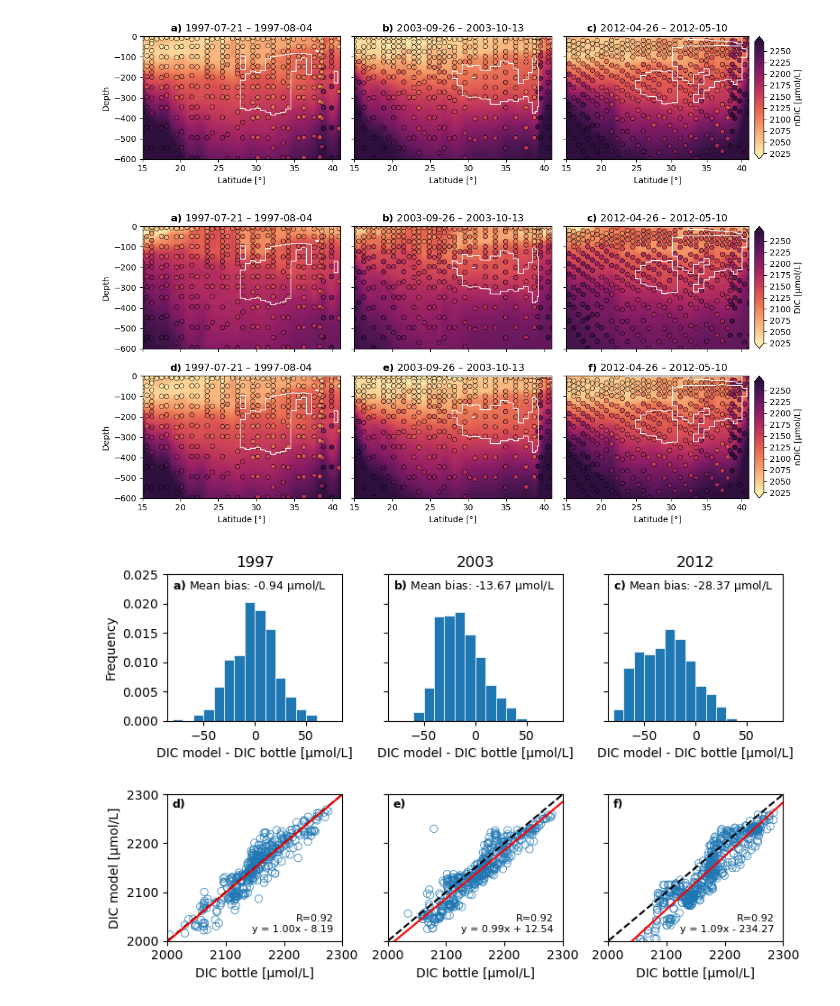
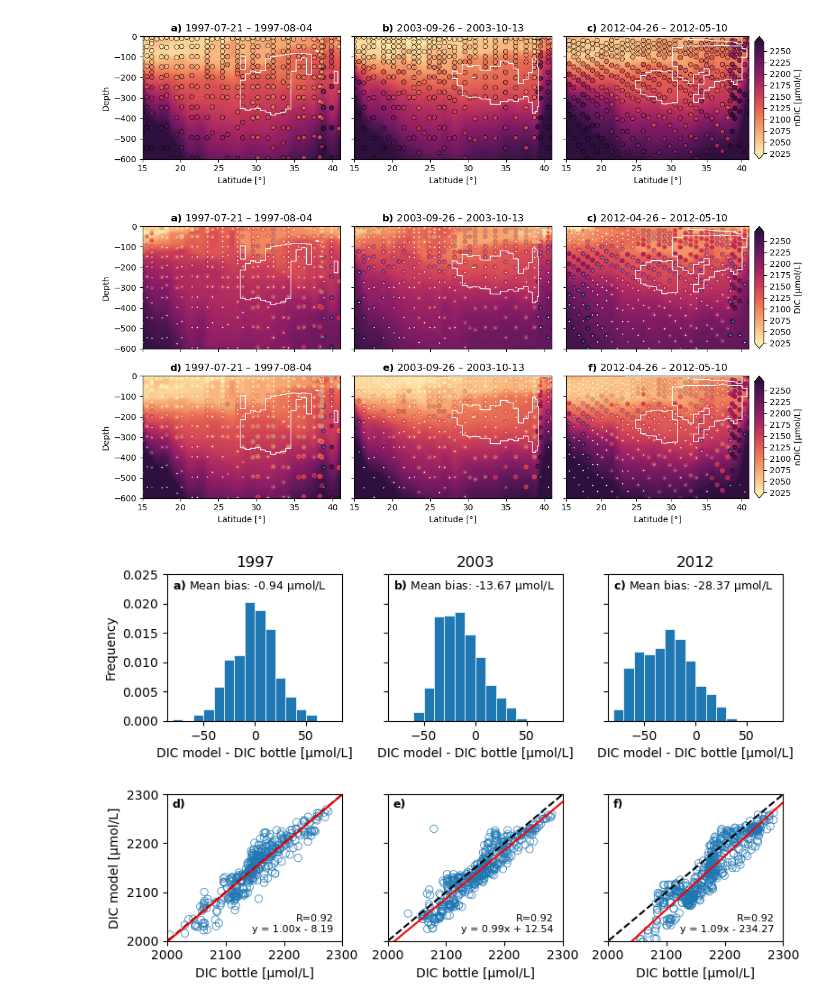
Before and after one commit to OceanParcels/NASTMW_DIC, a Jupyter notebook: preparation/section_comparison_freeglorys_goship.ipynb, the cells around one changed output. Drawn from its saved outputs; the diff is of its cells as text; code cells hidden in the pictures.

Commit message:
Updated DIC comparison plot

```diff
--- a/preparation/section_comparison_freeglorys_goship.ipynb
+++ b/preparation/section_comparison_freeglorys_goship.ipynb
@@ -19,18 +20,12 @@ max_lat = 42.5
 
 ctd_data = {
     "A20_1997" : xr.open_dataset("../observations/data/A20_1997/10_316N151_3_ctd.nc").where(lambda x: (x.latitude > min_lat) * (x.latitude < max_lat), drop=True),
-    "A22_1997" : xr.open_dataset("../observations/data/A22_1997/10_316N151_4_ctd.nc").where(lambda x: (x.latitude > min_lat) * (x.latitude < max_lat), drop=True),
     "A20_2003" : xr.open_dataset("../observations/data/A20_2003/9_316N200309_ctd.nc").where(lambda x: (x.latitude > min_lat) * (x.latitude < max_lat), drop=True),
-    "A22_2003" : xr.open_dataset("../observations/data/A22_2003/9_316N200310_ctd.nc").where(lambda x: (x.latitude > min_lat) * (x.latitude < max_lat), drop=True),
     "A20_2012" : xr.open_dataset("../observations/data/A20_2012/9_33AT20120419_ctd.nc").where(lambda x: (x.latitude > min_lat) * (x.latitude < max_lat), drop=True),
-    "A22_2012" : xr.open_dataset("../observations/data/A22_2012/9_33AT20120324_ctd.nc").where(lambda x: (x.latitude > min_lat) * (x.latitude < max_lat), drop=True)
 }
 
 bottle_data = {
     "A20_1997" : xr.open_dataset("../observations/data/A20_1997/9_316N151_3_bottle.nc").where(lambda x: (x.latitude > min_lat) * (x.latitude < max_lat), drop=True),
     "A20_2003" : xr.open_dataset("../observations/data/A20_2003/8_316N200309_bottle.nc").where(lambda x: (x.latitude > min_lat) * (x.latitude < max_lat), drop=True),
     "A20_2012" : xr.open_dataset("../observations/data/A20_2012/8_33AT20120419_bottle.nc").where(lambda x: (x.latitude > min_lat) * (x.latitude < max_lat), drop=True),
-    "A22_1997" : xr.open_dataset("../observations/data/A22_1997/9_316N151_4_bottle.nc").where(lambda x: (x.latitude > min_lat) * (x.latitude < max_lat), drop=True),
-    "A22_2003" : xr.open_dataset("../observations/data/A22_2003/8_316N200310_bottle.nc").where(lambda x: (x.latitude > min_lat) * (x.latitude < max_lat), drop=True),
-    "A22_2012" : xr.open_dataset("../observations/data/A22_2012/8_33AT20120324_bottle.nc").where(lambda x: (x.latitude > min_lat) * (x.latitude < max_lat), drop=True)
 }
@@ -82,25 +75,16 @@ data_dir_freebiorys = "~/local_data/FREEBIORYS2V4/"
 freeglorys_data = {
     "A20_1997" : {"T" : xr.open_dataset(data_dir_freeglorys + "freeglorys2v4-NorthAtlanticGoM-daily_T_1997-07-28.nc").votemper,
                   "S" : xr.open_dataset(data_dir_freeglorys + "freeglorys2v4-NorthAtlanticGoM-daily_S_1997-07-28.nc").vosaline},
-    "A22_1997" : {"T" : xr.open_dataset(data_dir_freeglorys + "freeglorys2v4-NorthAtlanticGoM-daily_T_1997-08-25.nc").votemper,
-                  "S" : xr.open_dataset(data_dir_freeglorys + "freeglorys2v4-NorthAtlanticGoM-daily_S_1997-08-25.nc").vosaline},
     "A20_2003" : {"T" : xr.open_dataset(data_dir_freeglorys + "freeglorys2v4-NorthAtlanticGoM-daily_T_2003-10-03.nc").votemper,
                   "S" : xr.open_dataset(data_dir_freeglorys + "freeglorys2v4-NorthAtlanticGoM-daily_S_2003-10-03.nc").vosaline},
-    "A22_2003" : {"T" : xr.open_dataset(data_dir_freeglorys + "freeglorys2v4-NorthAtlanticGoM-daily_T_2003-11-03.nc").votemper,
-                  "S" : xr.open_dataset(data_dir_freeglorys + "freeglorys2v4-NorthAtlanticGoM-daily_S_2003-11-03.nc").vosaline},
     "A20_2012" : {"T" : xr.open_dataset(data_dir_freeglorys + "freeglorys2v4-NorthAtlanticGoM-daily_T_2012-05-02.nc").votemper,
-                  "S" : xr.open_dataset(data_dir_freeglorys + "freeglorys2v4-NorthAtlanticGoM-daily_S_2012-05-02.nc").vosaline},
-    "A22_2012" : {"T" : xr.open_dataset(data_dir_freeglorys + "freeglorys2v4-NorthAtlanticGoM-daily_T_2012-04-03.nc").votemper,
-                  "S" : xr.open_dataset(data_dir_freeglorys + "freeglorys2v4-NorthAtlanticGoM-daily_S_2012-04-03.nc").vosaline}
+                  "S" : xr.open_dataset(data_dir_freeglorys + "freeglorys2v4-NorthAtlanticGoM-daily_S_2012-05-02.nc").vosaline}
 }
 # %%
 freebiorys_dic_data = {
     "A20_1997" : xr.open_dataset(data_dir_freebiorys + "freebiorys2v4-NorthAtlanticGoM-daily_dic_1997-07-28.nc").dic,
-    "A22_1997" : xr.open_dataset(data_dir_freebiorys + "freebiorys2v4-NorthAtlanticGoM-daily_dic_1997-08-25.nc").dic,
     "A20_2003" : xr.open_dataset(data_dir_freebiorys + "freebiorys2v4-NorthAtlanticGoM-daily_dic_2003-10-03.nc").dic,
-    "A22_2003" : xr.open_dataset(data_dir_freebiorys + "freebiorys2v4-NorthAtlanticGoM-daily_dic_2003-11-03.nc").dic,
     "A20_2012" : xr.open_dataset(data_dir_freebiorys + "freebiorys2v4-NorthAtlanticGoM-daily_dic_2012-05-02.nc").dic,
-    "A22_2012" : xr.open_dataset(data_dir_freebiorys + "freebiorys2v4-NorthAtlanticGoM-daily_dic_2012-04-03.nc").dic
 }
 # %%
 for cruise in freeglorys_data.keys():
@@ -541,6 +525,17 @@ for idx, cruise in enumerate(["A20_1997", "A20_2003", "A20_2012"]):
     data_flat = ds_model_interp.data.flatten()
     ndic_flat = ndic_model_interp.data.flatten()
 
+    model_dic_interp_to_bottle_depth = np.zeros_like(ds_bottle.total_carbon)
+    model_ndic_interp_to_bottle_depth = np.zeros_like(ds_bottle.total_carbon)
+    for prof in range(ds_bottle.N_PROF.size):
+        bottle_z = ds_bottle.z[prof].values
+        bottle_z_mask = bottle_z > -600
+        model_z = ds_model_interp.z[prof].values[1:]
+        model_dic = ds_model_interp[prof].values[1:]
+        model_ndic = ndic_model_interp[prof].values[1:]
+
+        model_dic_interp_to_bottle_depth[prof, :bottle_z_mask.sum()] = interpolate.interp1d(model_z, model_dic)(bottle_z[bottle_z_mask])
+        model_ndic_interp_to_bottle_depth[prof, :bottle_z_mask.sum()] = interpolate.interp1d(model_z, model_ndic)(bottle_z[bottle_z_mask])
 
     nanmask = np.isnan(data_flat) + np.isnan(lat_flat) + np.isnan(z_flat)
 
@@ -558,42 +553,59 @@ for idx, cruise in enumerate(["A20_1997", "A20_2003", "A20_2012"]):
     bottle_dic_volumetric = bottle_dic * bottle_rho_insitu / 1000
     bottle_ndic_volumetric = bottle_ndic * bottle_rho_insitu / 1000
 
+    diff_dic = bottle_dic_volumetric - model_dic_interp_to_bottle_depth.flatten()
+    diff_ndic = bottle_ndic_volumetric - model_ndic_interp_to_bottle_depth.flatten()
 
-    axes[0, idx].scatter(bottle_lat, bottle_depth, c=bottle_dic_volumetric, cmap=cmocean.cm.matter, vmin=cflevels[0], vmax=cflevels[-1], s=30, edgecolor='k', linewidth=0.5)
-    axes[1, idx].scatter(bottle_lat, bottle_depth, c=bottle_ndic_volumetric, cmap=cmocean.cm.matter, vmin=cflevels[0], vmax=cflevels[-1], s=30, edgecolor='k', linewidth=0.5)
+    white_mask_dic = np.abs(diff_dic) < 25
+    white_mask_ndic = np.abs(diff_ndic) < 25
+    blue_mask_dic = (np.abs(diff_dic) > 25) * (np.abs(diff_dic) < 50)
+    blue_mask_ndic = (np.abs(diff_ndic) > 25) * (np.abs(diff_ndic) < 50)
+    red_mask_dic = np.abs(diff_dic) > 50
+    red_mask_ndic = np.abs(diff_ndic) > 50
+
+
+    axes[0, idx].scatter(bottle_lat, bottle_depth, c=bottle_dic_volumetric, cmap=cmocean.cm.matter, vmin=cflevels[0], vmax=cflevels[-1], s=30, linewidth=0.5) #edgecolor='k', )
+    axes[1, idx].scatter(bottle_lat, bottle_depth, c=bottle_ndic_volumetric, cmap=cmocean.cm.matter, vmin=cflevels[0], vmax=cflevels[-1], s=30, linewidth=0.5) #edgecolor='k', )
+
+    axes[0, idx].scatter(bottle_lat[white_mask_dic], bottle_depth[white_mask_dic], c='white', s=1, linewidth=0.5) #edgecolor='k', )
+    axes[1, idx].scatter(bottle_lat[white_mask_ndic], bottle_depth[white_mask_ndic], c='white', s=1, linewidth=0.5) #edgecolor='k', )
+    axes[0, idx].scatter(bottle_lat[blue_mask_dic], bottle_depth[blue_mask_dic], c='cyan', s=1, linewidth=0.5) #edgecolor='k', )
+    axes[1, idx].scatter(bottle_lat[blue_mask_ndic], bottle_depth[blue_mask_ndic], c='cyan', s=1, linewidth=0.5) #edgecolor='k', )
+    axes[0, idx].scatter(bottle_lat[red_mask_dic], bottle_depth[red_mask_dic], c='red', s=1, linewidth=0.5) #edgecolor='k', )
+    axes[1, idx].scatter(bottle_lat[red_mask_ndic], bottle_depth[red_mask_ndic], c='red', s=1, linewidth=0.5) #edgecolor='k', )
 
     axes[0, idx].set_title(r"$\bf{" + chr(97 + idx) + r")}$ " + f"{titles[cruise]}")
     axes[1, idx].set_title(r"$\bf{" + chr(97 + idx + 3) + r")}$ " + f"{titles[cruise]}")
 
     axes[0, idx].tricontour(lat_flat[~nanmask], z_flat[~nanmask], freeglorys_data[cruise]["EDW_mask_glorys"].data.flatten()[~nanmask], levels=[0.5], colors='w', linewidths=1)
     axes[1, idx].tricontour(lat_flat[~nanmask], z_flat[~nanmask], freeglorys_data[cruise]["EDW_mask_glorys"].data.flatten()[~nanmask], levels=[0.5], colors='w', linewidths=1)
 
 
 for i, ax in enumerate(axes.flatten()):
     if i > 2:
         ax.set_xlabel("Latitude [°]")
     else:
         ax.set_xticklabels([])
     ax.set_xlim(15, 41)
     ax.set_ylim(-600, 0)
     if i % 3 != 0:
         ax.set_yticklabels([])
     else:
         ax.set_ylabel("Depth")
 
 divider1 = make_axes_locatable(axes[0, 2])
 cax1 = divider1.append_axes('right', size='5%', pad=0.1)
 fig.colorbar(contourf, cax=cax1, orientation='vertical', label=f"DIC [µmol/L]")
 
 divider2 = make_axes_locatable(axes[1, 2])
 cax2 = divider2.append_axes('right', size='5%', pad=0.1)
 fig.colorbar(contourf, cax=cax2, orientation='vertical', label=f"nDIC [µmol/L]")
 
 plt.tight_layout()
 plt.savefig("output/DIC_nDIC_bottle_tracks.png", dpi=300, bbox_inches="tight")
 plt.show()
 # %% [output]
-[figure, old version]
+[figure, new version]
 # %%
 def select_lon_lat_idx(ds, lon, lat):
     x = np.searchsorted(ds.nav_lon.isel(y=0), lon)
```
Also changed, not shown: parts of 2 cells of this notebook.
